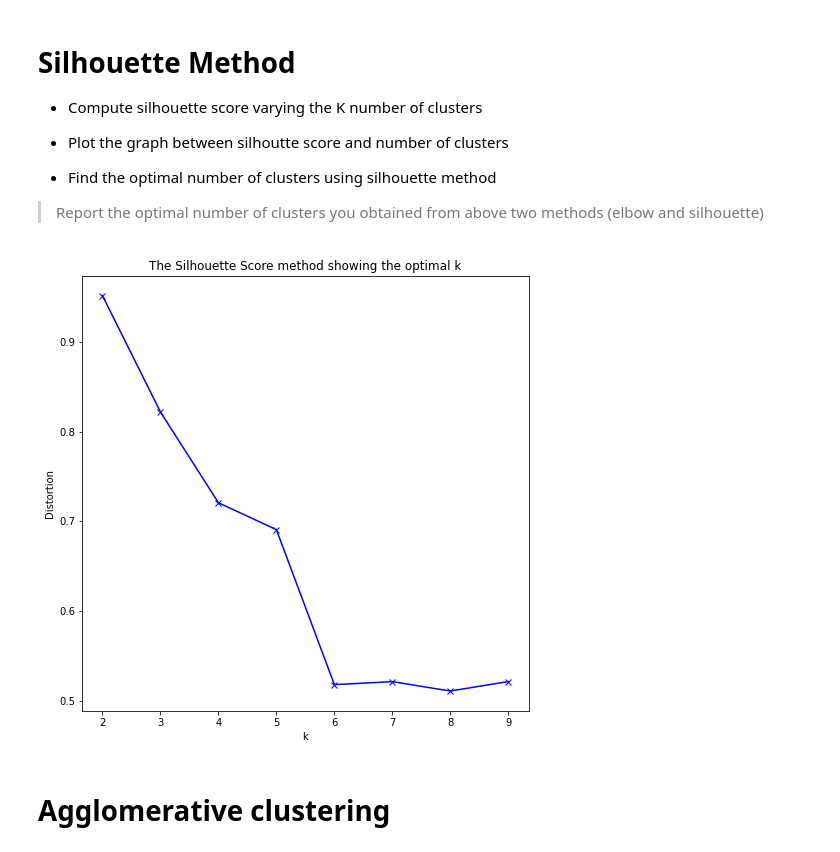
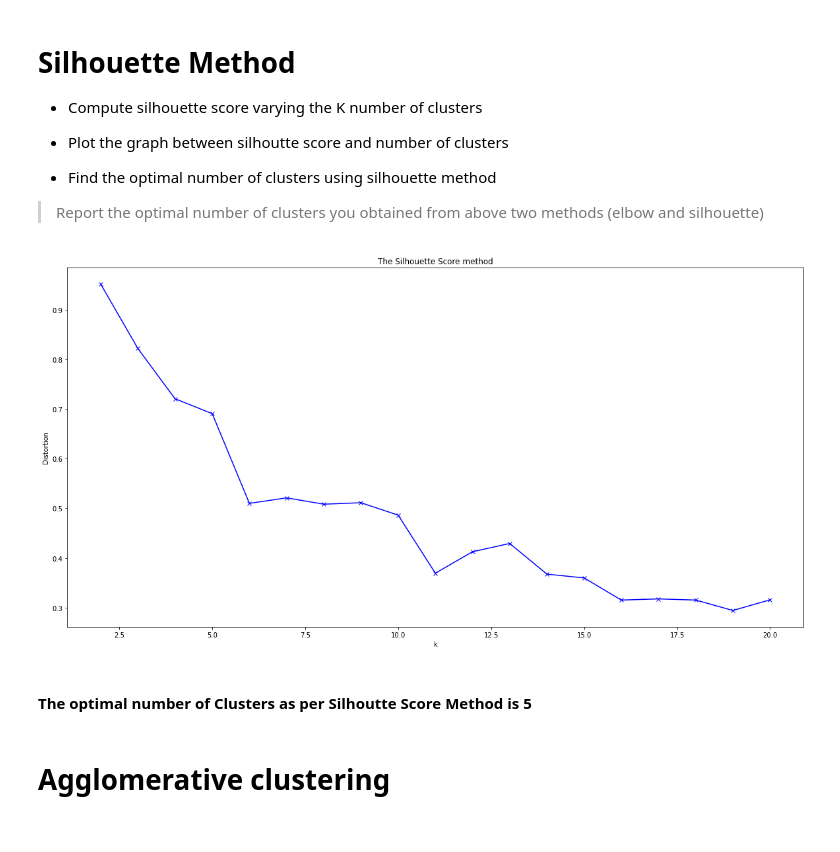
Before and after one commit to ashishrai96/SMAI-assignments, a Jupyter notebook: Assignment-2/Assignment2/rollnumber_Assignment2_Q1.ipynb, the cells around one changed output. Saved outputs shown, nothing was run; the diff lists cells and outputs as text; code cells hidden in the pictures.

```diff
--- a/Assignment-2/Assignment2/rollnumber_Assignment2_Q1.ipynb
+++ b/Assignment-2/Assignment2/rollnumber_Assignment2_Q1.ipynb
@@ -208,26 +204,28 @@ elbow_method()
 # %%
 from sklearn.metrics import silhouette_score
 
 def silhouette_score():
-    K = range(2,10)
+    K = range(2,21)
     s_score = list()
     for k in K:
-        clusterer = KMeans(n_clusters=k)
-        pred = clusterer.fit_predict(X)
-        centers = clusterer.cluster_centers_
+        kmeans = KMeans(n_clusters=k)
+        pred = kmeans.fit_predict(X)
+        centers = kmeans.cluster_centers_
 
         s_score.append(sklearn.metrics.silhouette_score(X, pred))
 
-    plt.figure(figsize=(8,8))
+    plt.figure(figsize=(20,10))
     plt.plot(K, s_score, 'bx-')
     plt.xlabel('k')
     plt.ylabel('Distortion')
-    plt.title('The Silhouette Score method showing the optimal k')
+    plt.title('The Silhouette Score method')
     plt.show()
 
 silhouette_score()
 # %% [output]
-[figure, old version]
+[figure, new version]
+# %% [markdown]
+#### The optimal number of Clusters as per Silhoutte Score Method is **5**
 # %% [markdown]
 # Agglomerative clustering
 # %%
```
Also changed, not shown: parts of 5 cells of this notebook.
